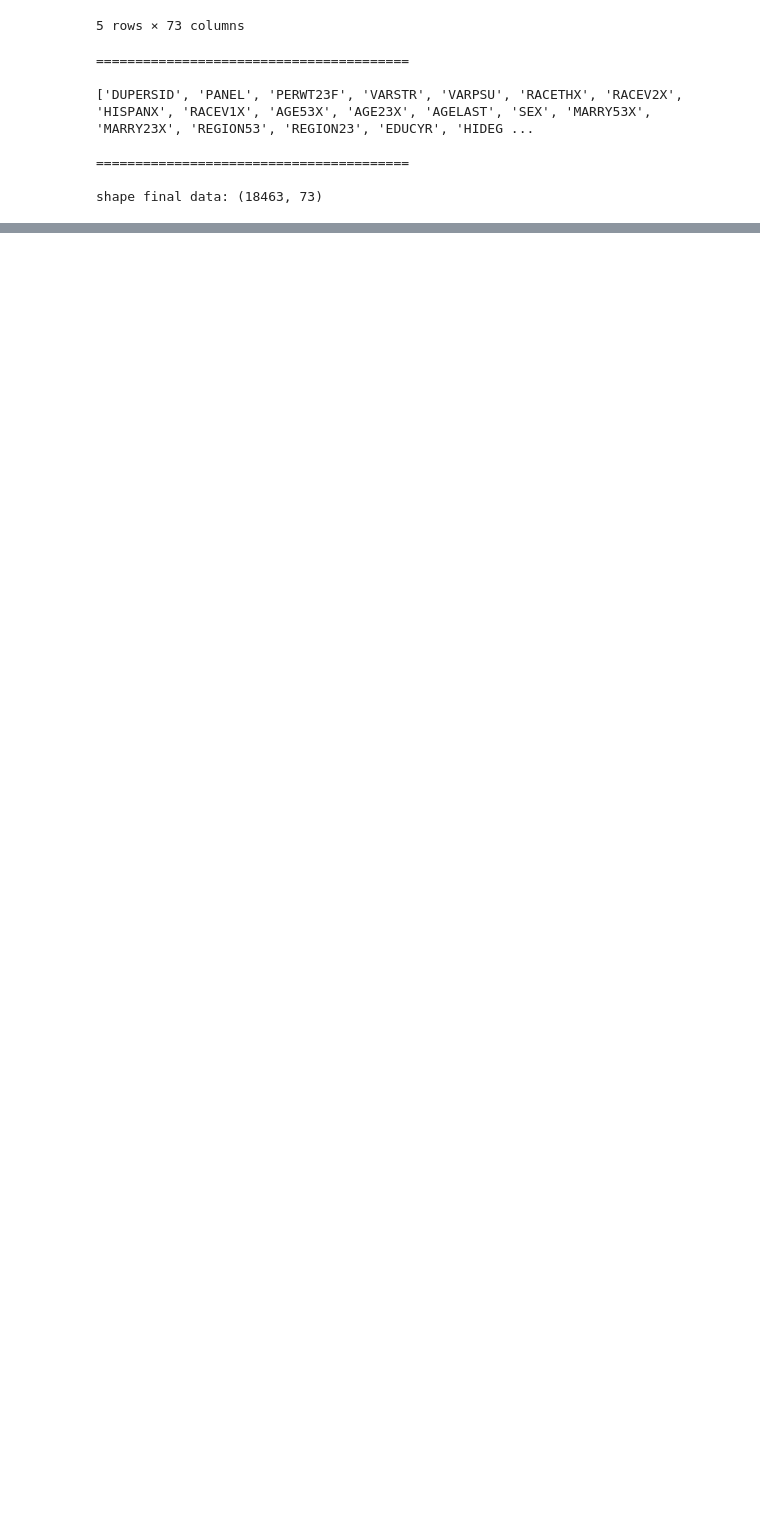
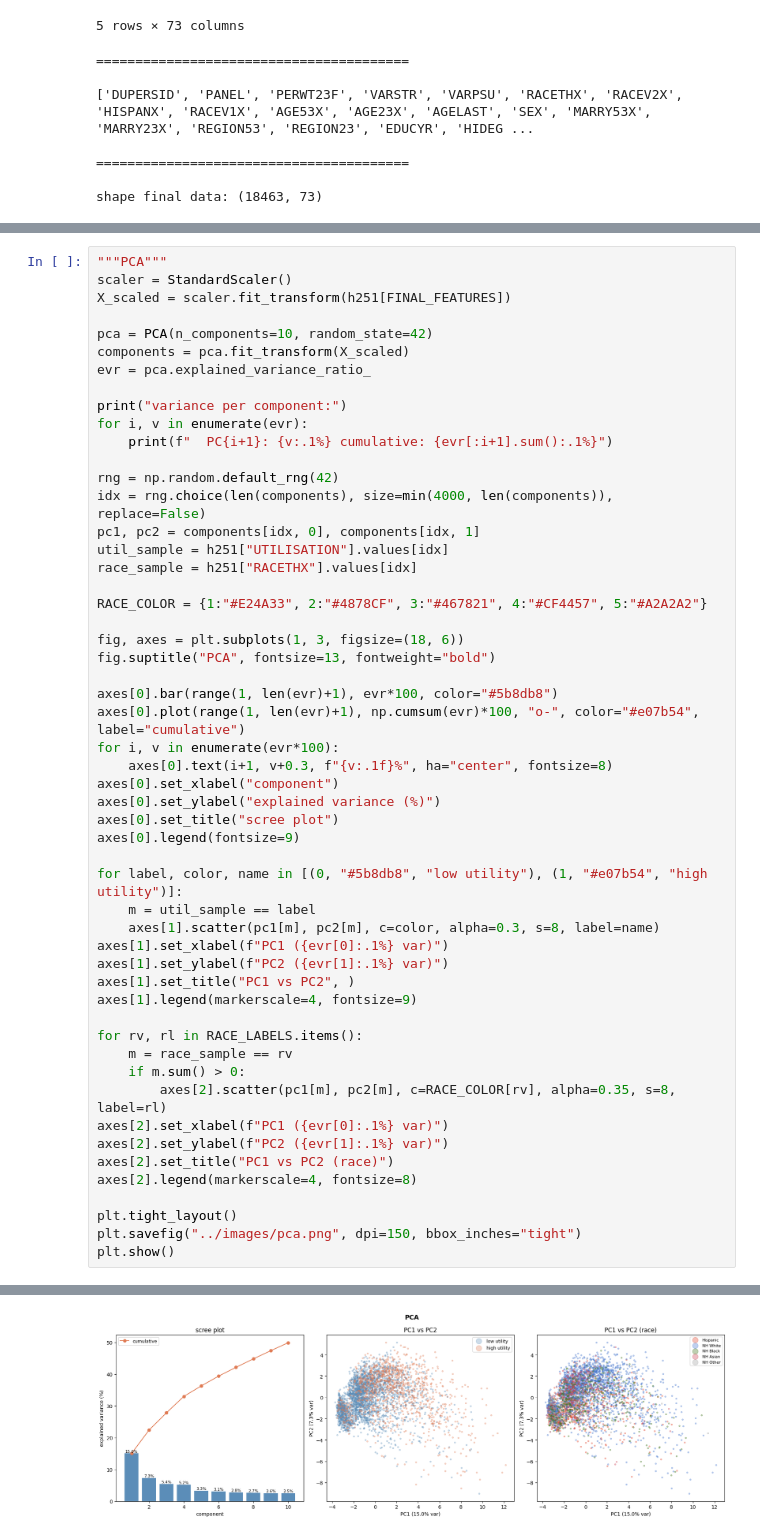
Before and after one commit to lauravdh1/HCML-preferential-randomisation, a Jupyter notebook: data/h251_data_exploration.ipynb, the cells around one changed output, grey strips where cells are left out. Cells and saved outputs as stored; diff of their text form; blank space fills up the shorter version.

```diff
--- a/data/h251_data_exploration.ipynb
+++ b/data/h251_data_exploration.ipynb
@@ -637,0 +798,54 @@ shape final data: (18463, 73)
+# %%
+"""PCA"""
+scaler = StandardScaler()
+X_scaled = scaler.fit_transform(h251[FINAL_FEATURES])
+
+pca = PCA(n_components=10, random_state=42)
+components = pca.fit_transform(X_scaled)
+evr = pca.explained_variance_ratio_
+
+print("variance per component:")
+for i, v in enumerate(evr):
+    print(f"  PC{i+1}: {v:.1%} cumulative: {evr[:i+1].sum():.1%}")
+
+rng = np.random.default_rng(42)
+idx = rng.choice(len(components), size=min(4000, len(components)), replace=False)
+pc1, pc2 = components[idx, 0], components[idx, 1]
+util_sample = h251["UTILISATION"].values[idx]
+race_sample = h251["RACETHX"].values[idx]
+
+RACE_COLOR = {1:"#E24A33", 2:"#4878CF", 3:"#467821", 4:"#CF4457", 5:"#A2A2A2"}
+
+fig, axes = plt.subplots(1, 3, figsize=(18, 6))
+fig.suptitle("PCA", fontsize=13, fontweight="bold")
+
+axes[0].bar(range(1, len(evr)+1), evr*100, color="#5b8db8")
+axes[0].plot(range(1, len(evr)+1), np.cumsum(evr)*100, "o-", color="#e07b54", label="cumulative")
+for i, v in enumerate(evr*100):
+    axes[0].text(i+1, v+0.3, f"{v:.1f}%", ha="center", fontsize=8)
+axes[0].set_xlabel("component")
+axes[0].set_ylabel("explained variance (%)")
+axes[0].set_title("scree plot")
+axes[0].legend(fontsize=9)
+
+for label, color, name in [(0, "#5b8db8", "low utility"), (1, "#e07b54", "high utility")]:
+    m = util_sample == label
+    axes[1].scatter(pc1[m], pc2[m], c=color, alpha=0.3, s=8, label=name)
+axes[1].set_xlabel(f"PC1 ({evr[0]:.1%} var)")
+axes[1].set_ylabel(f"PC2 ({evr[1]:.1%} var)")
+axes[1].set_title("PC1 vs PC2", )
+axes[1].legend(markerscale=4, fontsize=9)
+
+for rv, rl in RACE_LABELS.items():
+    m = race_sample == rv
+    if m.sum() > 0:
+        axes[2].scatter(pc1[m], pc2[m], c=RACE_COLOR[rv], alpha=0.35, s=8, label=rl)
+axes[2].set_xlabel(f"PC1 ({evr[0]:.1%} var)")
+axes[2].set_ylabel(f"PC2 ({evr[1]:.1%} var)")
+axes[2].set_title("PC1 vs PC2 (race)")
+axes[2].legend(markerscale=4, fontsize=8)
+
+plt.tight_layout()
+plt.savefig("../images/pca.png", dpi=150, bbox_inches="tight")
+plt.show()
+# %% [output]
@@ -637,0 +863 @@ shape final data: (18463, 73)
+[figure, added]
```
Also changed, not shown: parts of 12 cells of this notebook, 4 other files.
